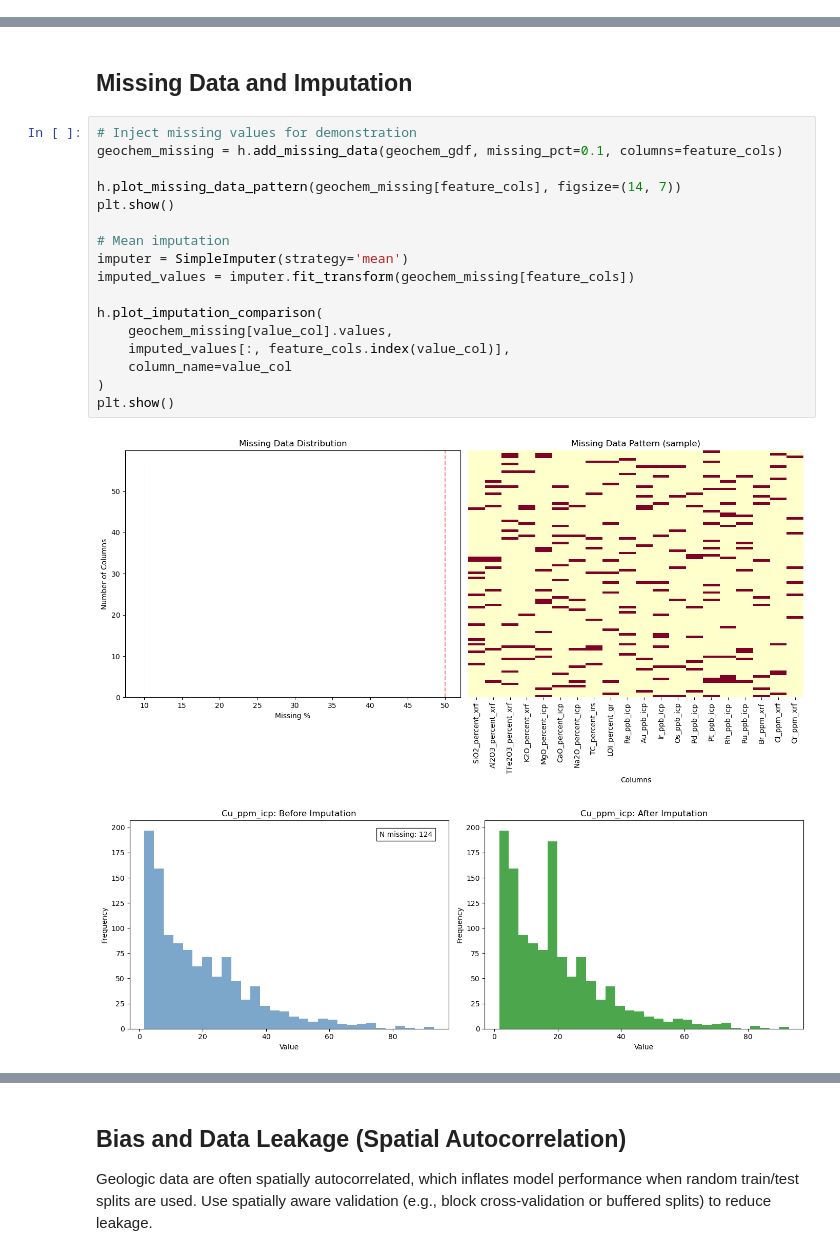
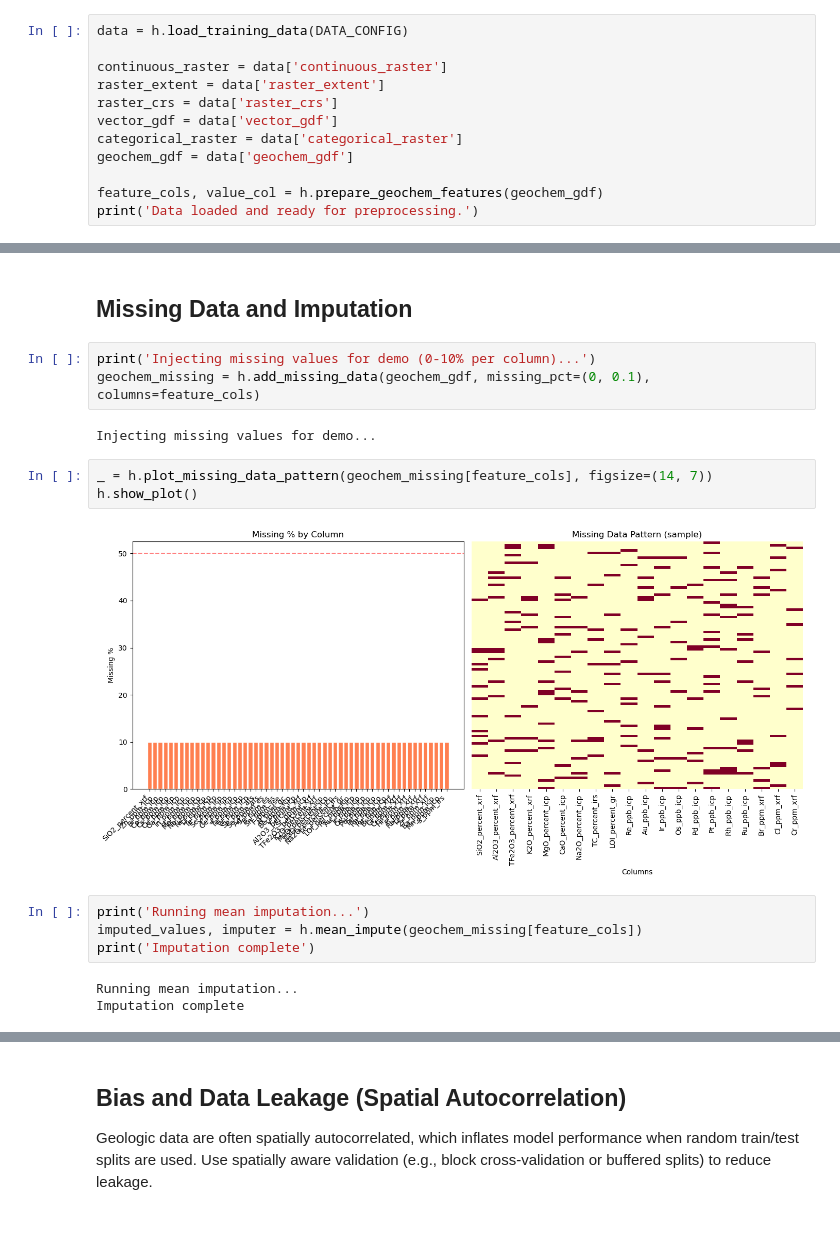
Before and after one commit to MinersAI/SGS_training, a Jupyter notebook: sgs_foundational_concepts_preprocessing.ipynb, the cells around one changed output, grey strips where cells are left out. Drawn from its saved outputs; the diff is of its cells as text; blank space fills up the shorter version.

```diff
--- a/sgs_foundational_concepts_preprocessing.ipynb
+++ b/sgs_foundational_concepts_preprocessing.ipynb
@@ -105,0 +36,12 @@ Geochem records: 1243
+# %%
+data = h.load_training_data(DATA_CONFIG)
+
+continuous_raster = data['continuous_raster']
+raster_extent = data['raster_extent']
+raster_crs = data['raster_crs']
+vector_gdf = data['vector_gdf']
+categorical_raster = data['categorical_raster']
+geochem_gdf = data['geochem_gdf']
+
+feature_cols, value_col = h.prepare_geochem_features(geochem_gdf)
+print('Data loaded and ready for preprocessing.')
@@ -183,22 +97,19 @@ plt.show()
 # %% [markdown]
 ## Missing Data and Imputation
-# %%
-# Inject missing values for demonstration
-geochem_missing = h.add_missing_data(geochem_gdf, missing_pct=0.1, columns=feature_cols)
-
-h.plot_missing_data_pattern(geochem_missing[feature_cols], figsize=(14, 7))
-plt.show()
-
-# Mean imputation
-imputer = SimpleImputer(strategy='mean')
-imputed_values = imputer.fit_transform(geochem_missing[feature_cols])
-
-h.plot_imputation_comparison(
-    geochem_missing[value_col].values,
-    imputed_values[:, feature_cols.index(value_col)],
-    column_name=value_col
-)
-plt.show()
-# %% [output]
-[figure, removed]
-[figure, removed]
+# %%
+print('Injecting missing values for demo (0-10% per column)...')
+geochem_missing = h.add_missing_data(geochem_gdf, missing_pct=(0, 0.1), columns=feature_cols)
+# %% [output]
+Injecting missing values for demo...
+# %%
+_ = h.plot_missing_data_pattern(geochem_missing[feature_cols], figsize=(14, 7))
+h.show_plot()
+# %% [output]
+[figure, added]
+# %%
+print('Running mean imputation...')
+imputed_values, imputer = h.mean_impute(geochem_missing[feature_cols])
+print('Imputation complete')
+# %% [output]
+Running mean imputation...
+Imputation complete
```
Also changed, not shown: parts of 13 cells of this notebook, 1 other file.
